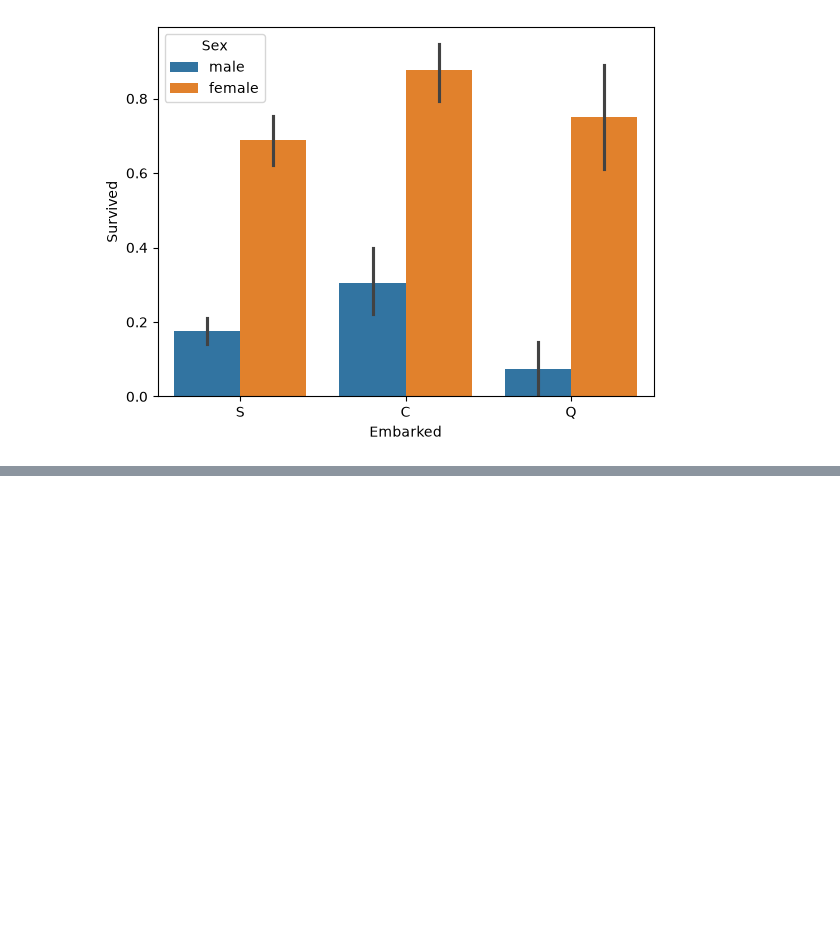
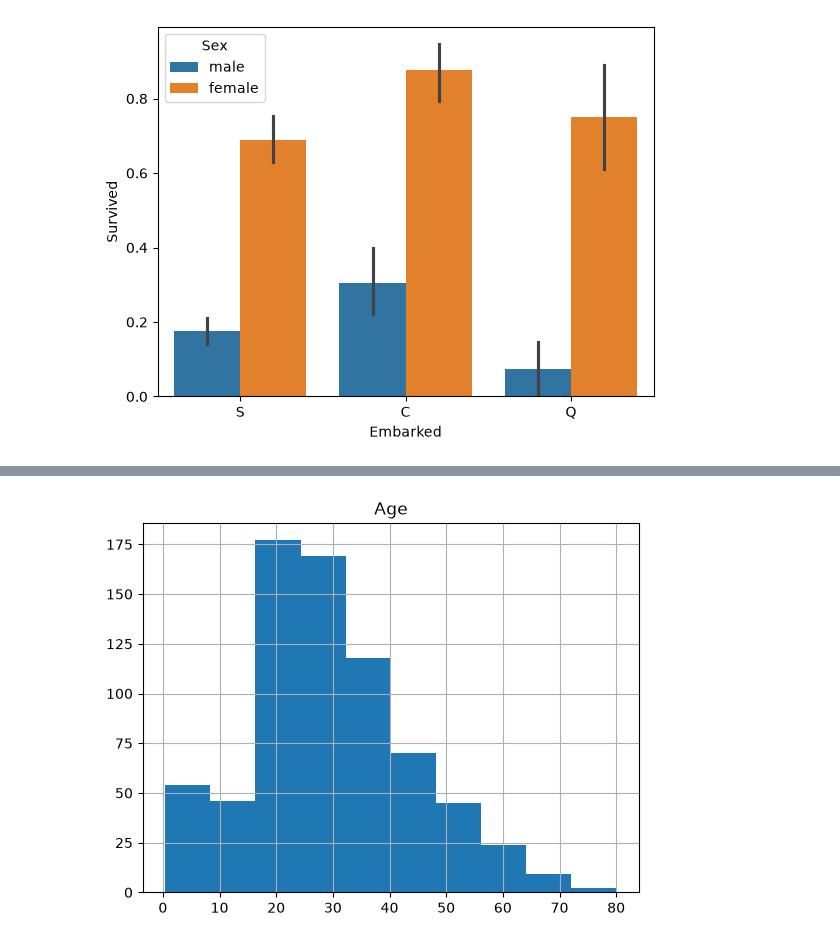
Before and after one commit to andres112/Advanced-Python, a Jupyter notebook: Titanic.ipynb, the cells around one changed output, grey strips where cells are left out. Cells and saved outputs as stored; diff of their text form; code cells hidden in the pictures; blank space fills up the shorter version.

```diff
--- a/Titanic.ipynb
+++ b/Titanic.ipynb
@@ -81,0 +87,5 @@ plt.show()
+# %%
+train_data.hist(column='Age')
+plt.show()
+# %% [output]
+[figure, added]
```
Also changed, not shown: parts of 6 cells of this notebook.
